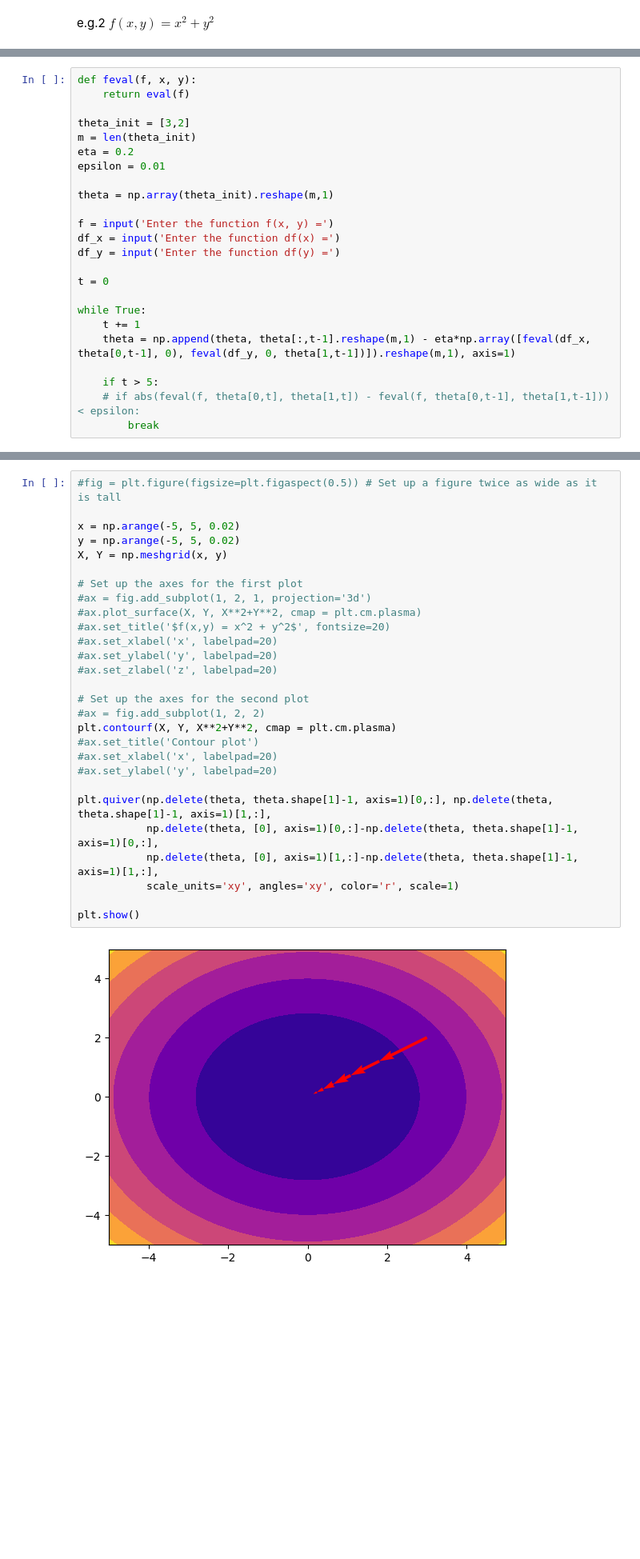
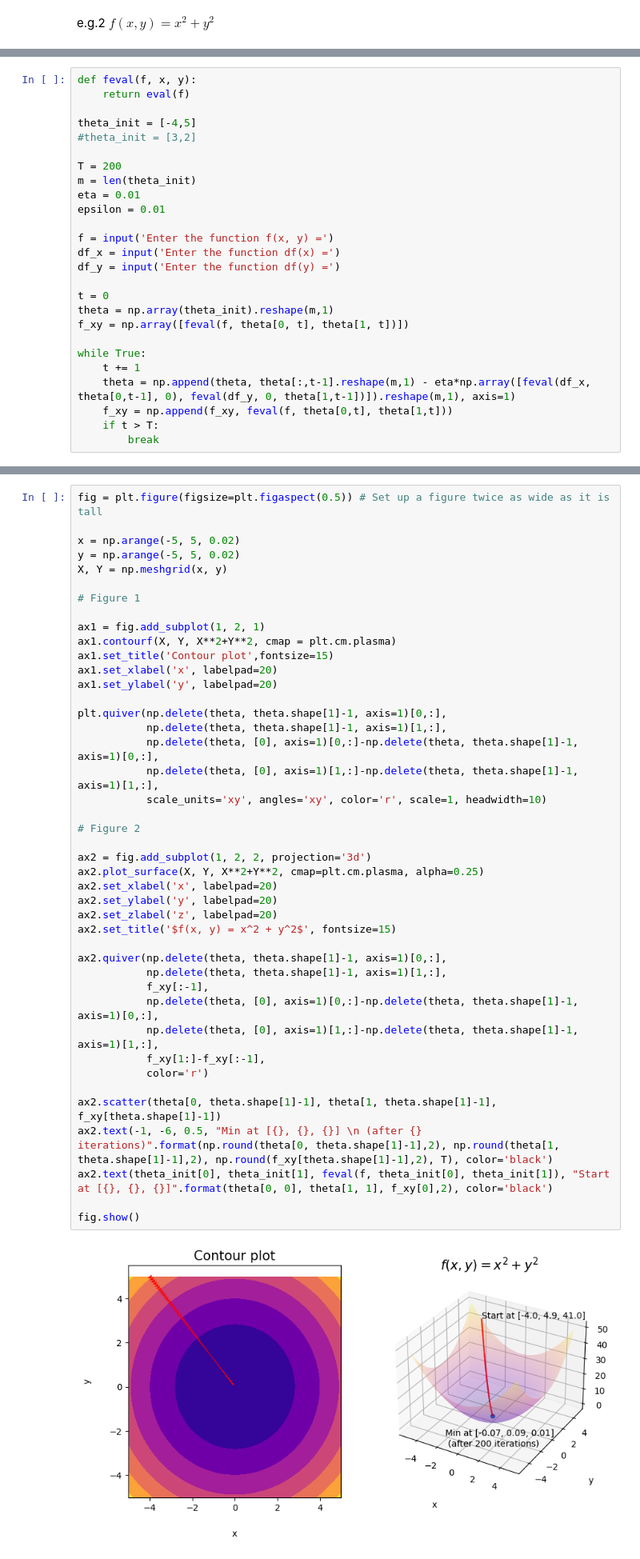
Before and after one commit to pquynhvu/ML, a Jupyter notebook: demo/gradient-descent.ipynb, the cells around one changed output, grey strips where cells are left out. Shown at 80% size. Cells and saved outputs as stored; diff of their text form; blank space fills up the shorter version.

```diff
--- a/demo/gradient-descent.ipynb
+++ b/demo/gradient-descent.ipynb
@@ -42,23 +33,25 @@ $f\Big(\begin{bmatrix} \theta_x^{(t)} \\ \theta_y^{(t)} \end{bmatrix}\Big) - f\B
 def feval(f, x, y):
     return eval(f)
 
-theta_init = [3,2]
+theta_init = [-4,5]
+#theta_init = [3,2]
+
+T = 200
 m = len(theta_init)
-eta = 0.2
+eta = 0.01
 epsilon = 0.01
-
-theta = np.array(theta_init).reshape(m,1)
 
 f = input('Enter the function f(x, y) =')
 df_x = input('Enter the function df(x) =')
 df_y = input('Enter the function df(y) =')
 
 t = 0
+theta = np.array(theta_init).reshape(m,1)
+f_xy = np.array([feval(f, theta[0, t], theta[1, t])])
 
 while True:
     t += 1
     theta = np.append(theta, theta[:,t-1].reshape(m,1) - eta*np.array([feval(df_x, theta[0,t-1], 0), feval(df_y, 0, theta[1,t-1])]).reshape(m,1), axis=1)
-
-    if t > 5:
-    # if abs(feval(f, theta[0,t], theta[1,t]) - feval(f, theta[0,t-1], theta[1,t-1])) < epsilon:
+    f_xy = np.append(f_xy, feval(f, theta[0,t], theta[1,t]))
+    if t > T:
         break
@@ -69,30 +58,45 @@ for i in range(theta.shape[1]):
 # %%
-#fig = plt.figure(figsize=plt.figaspect(0.5)) # Set up a figure twice as wide as it is tall
+fig = plt.figure(figsize=plt.figaspect(0.5)) # Set up a figure twice as wide as it is tall
 
 x = np.arange(-5, 5, 0.02)
 y = np.arange(-5, 5, 0.02)
 X, Y = np.meshgrid(x, y)
 
-# Set up the axes for the first plot
-#ax = fig.add_subplot(1, 2, 1, projection='3d')
-#ax.plot_surface(X, Y, X**2+Y**2, cmap = plt.cm.plasma)
-#ax.set_title('$f(x,y) = x^2 + y^2$', fontsize=20)
-#ax.set_xlabel('x', labelpad=20)
-#ax.set_ylabel('y', labelpad=20)
-#ax.set_zlabel('z', labelpad=20)
+# Figure 1
 
-# Set up the axes for the second plot
-#ax = fig.add_subplot(1, 2, 2)
-plt.contourf(X, Y, X**2+Y**2, cmap = plt.cm.plasma)
-#ax.set_title('Contour plot')
-#ax.set_xlabel('x', labelpad=20)
-#ax.set_ylabel('y', labelpad=20)
+ax1 = fig.add_subplot(1, 2, 1)
+ax1.contourf(X, Y, X**2+Y**2, cmap = plt.cm.plasma)
+ax1.set_title('Contour plot',fontsize=15)
+ax1.set_xlabel('x', labelpad=20)
+ax1.set_ylabel('y', labelpad=20)
 
-plt.quiver(np.delete(theta, theta.shape[1]-1, axis=1)[0,:], np.delete(theta, theta.shape[1]-1, axis=1)[1,:],
+plt.quiver(np.delete(theta, theta.shape[1]-1, axis=1)[0,:],
+           np.delete(theta, theta.shape[1]-1, axis=1)[1,:],
            np.delete(theta, [0], axis=1)[0,:]-np.delete(theta, theta.shape[1]-1, axis=1)[0,:],
            np.delete(theta, [0], axis=1)[1,:]-np.delete(theta, theta.shape[1]-1, axis=1)[1,:],
-           scale_units='xy', angles='xy', color='r', scale=1)
+           scale_units='xy', angles='xy', color='r', scale=1, headwidth=10)
 
-plt.show()
+# Figure 2
+
+ax2 = fig.add_subplot(1, 2, 2, projection='3d')
+ax2.plot_surface(X, Y, X**2+Y**2, cmap=plt.cm.plasma, alpha=0.25)
+ax2.set_xlabel('x', labelpad=20)
+ax2.set_ylabel('y', labelpad=20)
+ax2.set_zlabel('z', labelpad=20)
+ax2.set_title('$f(x, y) = x^2 + y^2$', fontsize=15)
+
+ax2.quiver(np.delete(theta, theta.shape[1]-1, axis=1)[0,:],
+           np.delete(theta, theta.shape[1]-1, axis=1)[1,:],
+           f_xy[:-1],
+           np.delete(theta, [0], axis=1)[0,:]-np.delete(theta, theta.shape[1]-1, axis=1)[0,:],
+           np.delete(theta, [0], axis=1)[1,:]-np.delete(theta, theta.shape[1]-1, axis=1)[1,:],
+           f_xy[1:]-f_xy[:-1],
+           color='r')
+
+ax2.scatter(theta[0, theta.shape[1]-1], theta[1, theta.shape[1]-1], f_xy[theta.shape[1]-1])
+ax2.text(-1, -6, 0.5, "Min at [{}, {}, {}] \n (after {} iterations)".format(np.round(theta[0, theta.shape[1]-1],2), np.round(theta[1, theta.shape[1]-1],2), np.round(f_xy[theta.shape[1]-1],2), T), color='black')
+ax2.text(theta_init[0], theta_init[1], feval(f, theta_init[0], theta_init[1]), "Start at [{}, {}, {}]".format(theta[0, 0], theta[1, 1], f_xy[0],2), color='black')
+
+fig.show()
 # %% [output]
-[figure, old version]
+[figure, new version]
```
Also changed, not shown: parts of 7 cells of this notebook, 1 other file.
